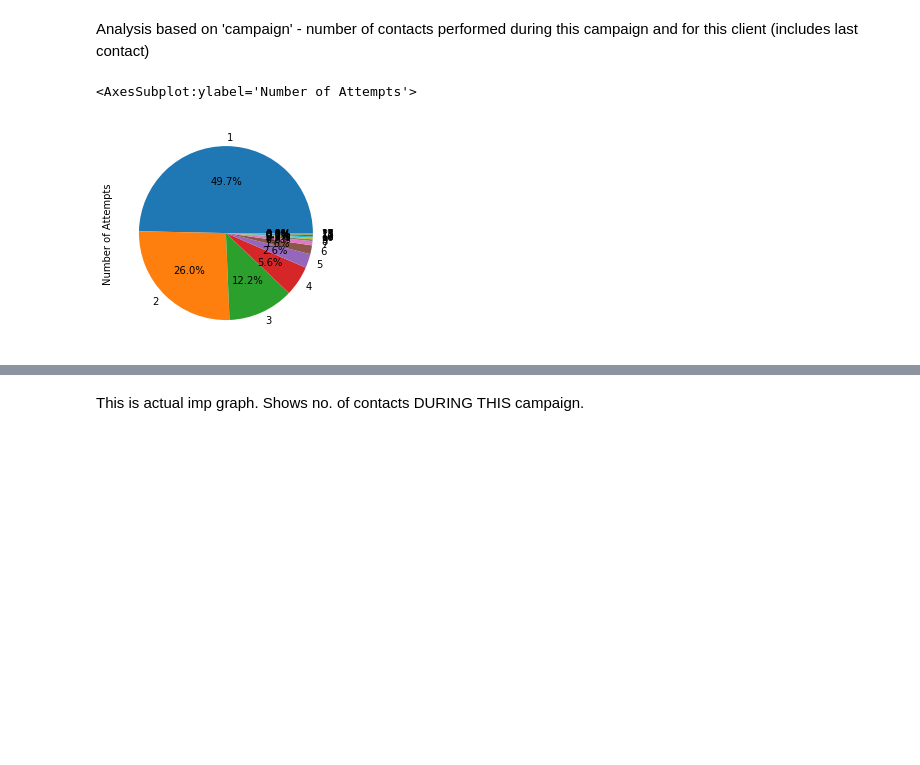
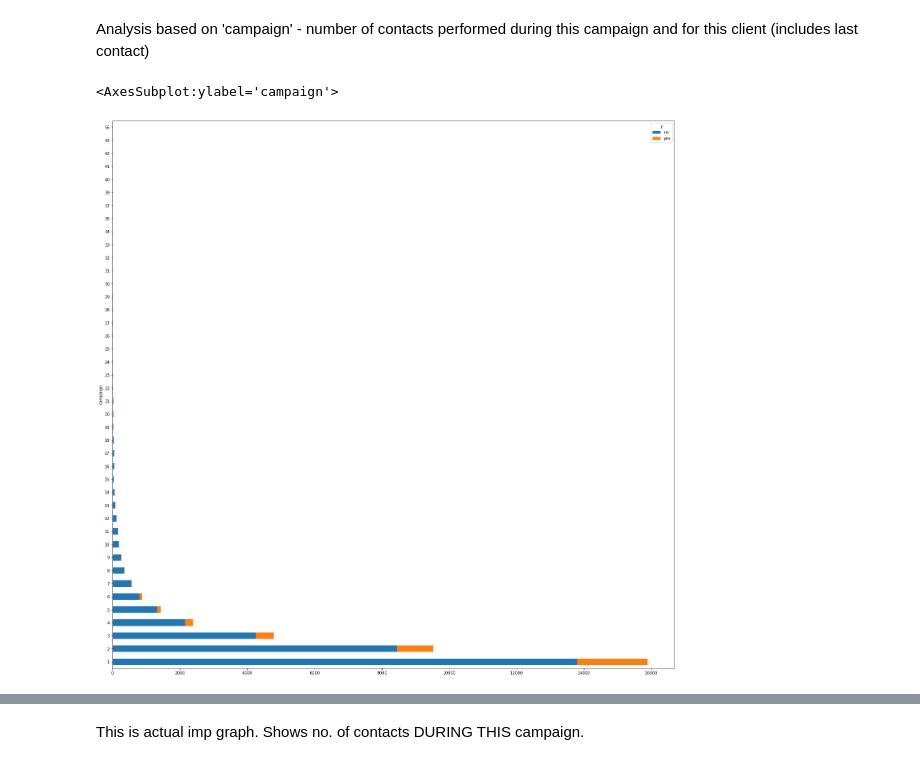
Before and after one commit to ilaav/b1CapstoneProject, a Jupyter notebook: Data Analysis.ipynb, the cells around one changed output, grey strips where cells are left out. Drawn from its saved outputs; the diff is of its cells as text; code cells hidden in the pictures; blank space fills up the shorter version.

```diff
--- a/Data Analysis.ipynb
+++ b/Data Analysis.ipynb
@@ -167,9 +172,14 @@ NOTE: How to do +1? How to merge 3,4,5, so on...?
 # %% [markdown]
 Analysis based on 'campaign' - number of contacts performed during this campaign and for this client (includes last contact)
 # %%
-attempt_camp =  df1[["y", "campaign"]].loc[(df1["y"] == "yes")]
+attempt_camp = df1.groupby(['campaign', 'y'])['Customer_id'].count().unstack()
+#attempt_camp =  df1[["y", "campaign"]]
+#.loc[(df1["y"] == "yes")]
+#df2 = attempt_camp[5:].copy()
+#df2.value_counts()
 # %%
-attempt_camp.groupby('campaign').size().plot.pie(label='Number of Attempts', autopct='%1.1f%%')
+attempt_camp.plot(kind='barh', stacked=True, figsize=[25,25])
+#attempt_camp.groupby(['campaign','y']).size().plot.barh(label='Number of Attempts', stacked=True)
 # %% [output]
-<AxesSubplot:ylabel='Number of Attempts'>
+<AxesSubplot:ylabel='campaign'>
-[figure, old version]
+[figure, new version]
```
Also changed, not shown: parts of 19 cells of this notebook.
